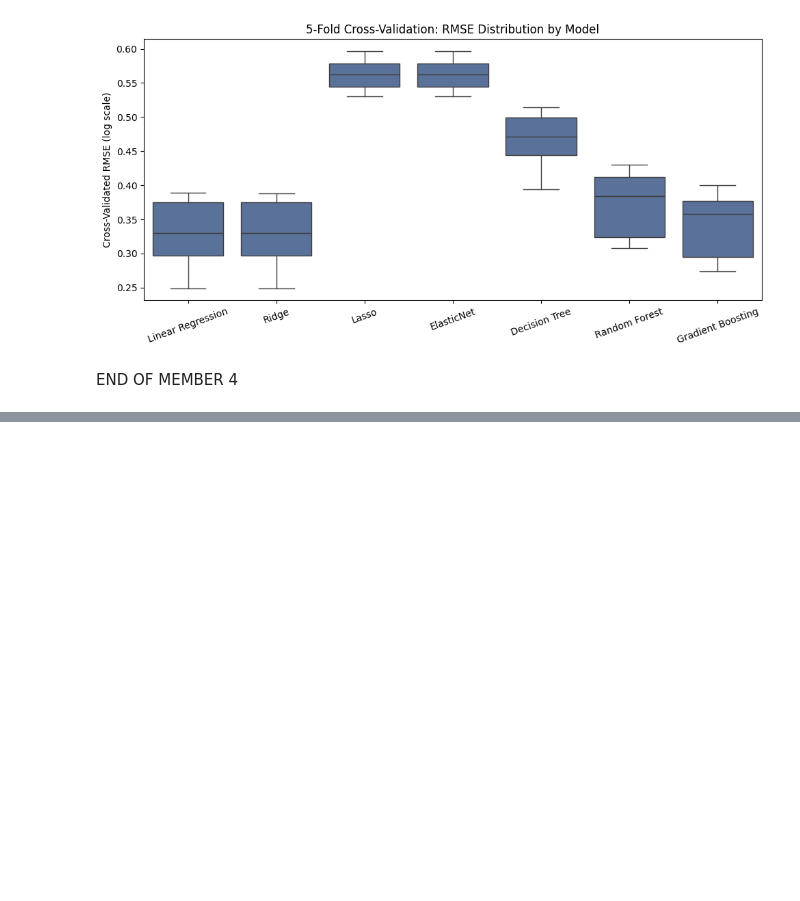
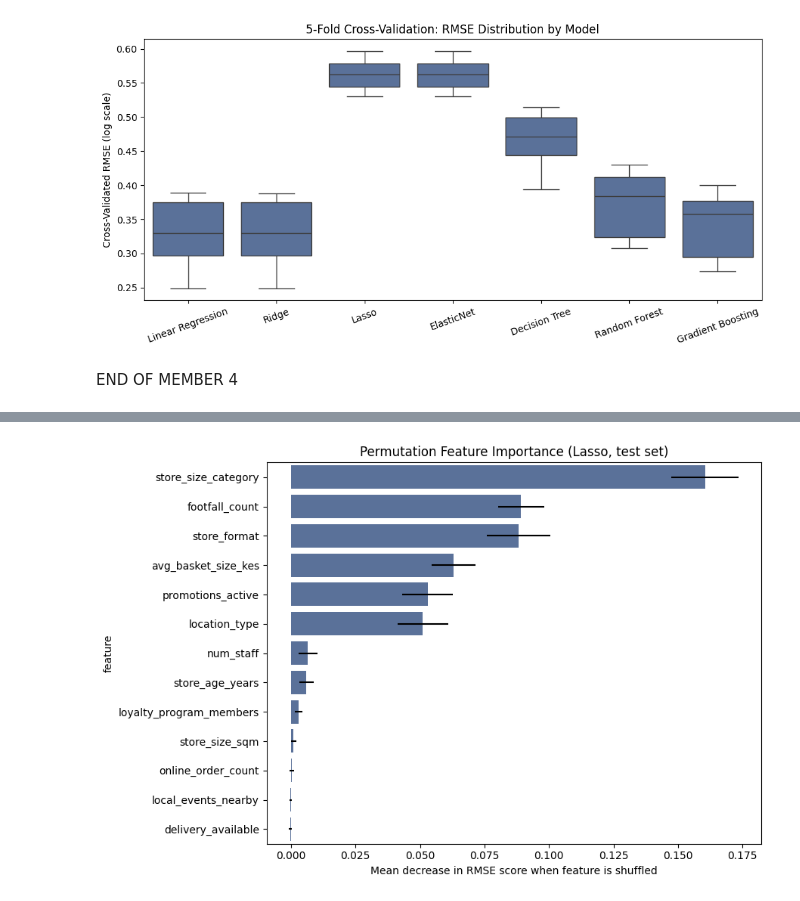
Before and after one commit to GraceChelangat/BI-RegressionC1, a Jupyter notebook: notebooks/regressionC1.ipynb, the cells around one changed output, grey strips where cells are left out. Saved outputs shown, nothing was run; the diff lists cells and outputs as text; code cells hidden in the pictures; blank space fills up the shorter version.

```diff
--- a/notebooks/regressionC1.ipynb
+++ b/notebooks/regressionC1.ipynb
@@ -796,0 +969,33 @@ END OF MEMBER 4
+# %%
+from sklearn.inspection import permutation_importance
+
+perm_result = permutation_importance(
+    best_model,
+    X_test,
+    y_test_log,
+    n_repeats=10,
+    random_state=RANDOM_STATE,
+    scoring="neg_root_mean_squared_error",
+    n_jobs=-1
+)
+
+perm_importance_df = pd.DataFrame({
+    "feature": X_test.columns,
+    "importance_mean": perm_result.importances_mean,
+    "importance_std": perm_result.importances_std,
+}).sort_values("importance_mean", ascending=False)
+
+plt.figure(figsize=(9, 6))
+sns.barplot(
+    data=perm_importance_df,
+    y="feature",
+    x="importance_mean",
+    color="#4F6EA4",
+    xerr=perm_importance_df["importance_std"]
+)
+plt.title(f"Permutation Feature Importance ({best_model_name}, test set)")
+plt.xlabel("Mean decrease in RMSE score when feature is shuffled")
+plt.tight_layout()
+plt.show()
+# %% [output]
+[figure, added]
```
Also changed, not shown: parts of 17 cells of this notebook.
